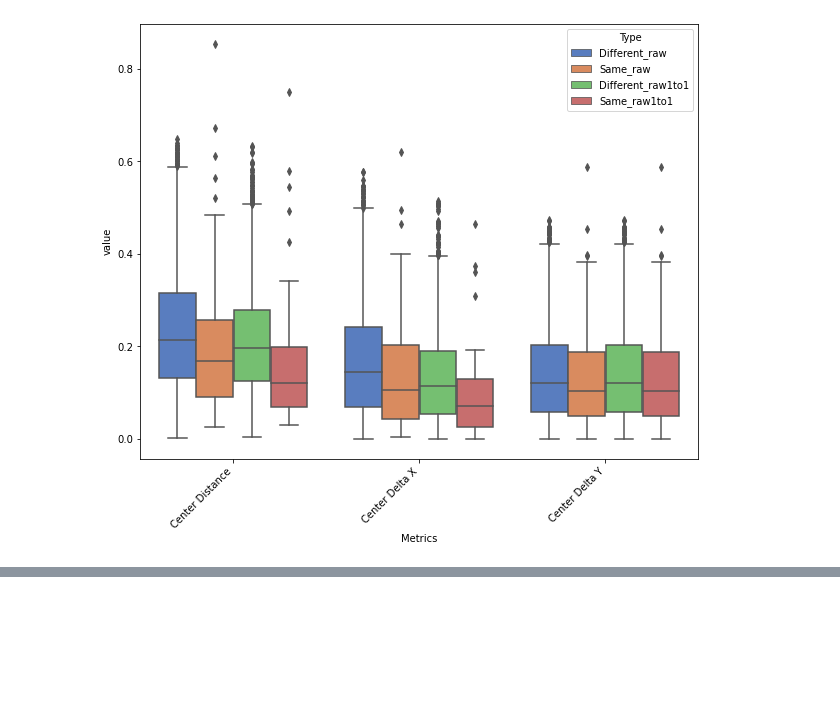
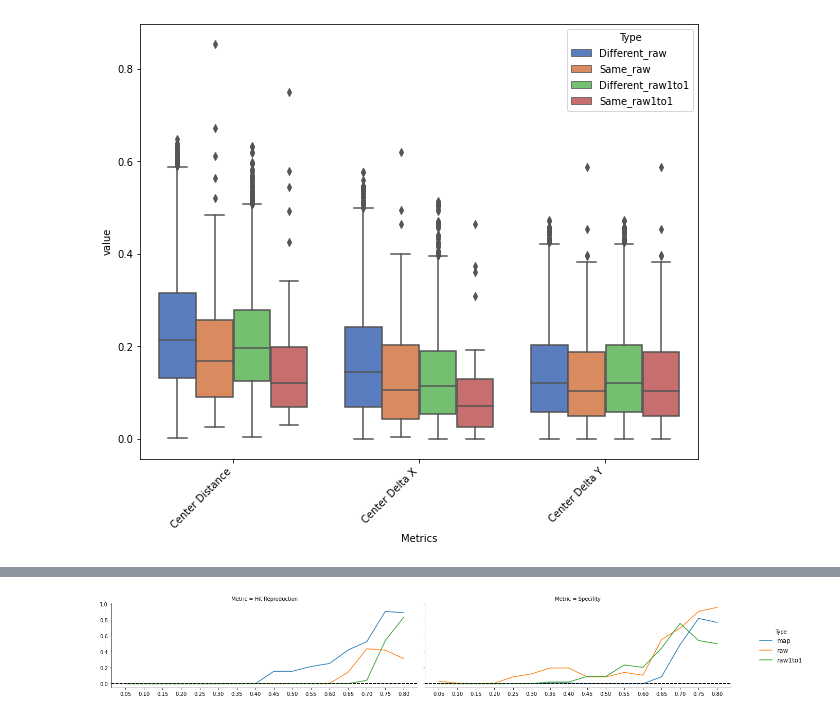
Before and after one commit to leorrose/CellProfiling-research, a Jupyter notebook: code/notebooks/Repeated-Results.ipynb, the cells around one changed output, grey strips where cells are left out. Cells and saved outputs as stored; diff of their text form; code cells hidden in the pictures; blank space fills up the shorter version.

Commit message:
Add p-value to Repeated-Results.ipynb

```diff
--- a/code/notebooks/Repeated-Results.ipynb
+++ b/code/notebooks/Repeated-Results.ipynb
@@ -589,0 +611,15 @@ compares.groupby(['Metrics','Type']).describe()
+# %%
+def extract_pvals(df):
+    def extract_pval(dff, field):
+        _, pval = ranksums(dff.query('Type == "Different"')[field], dff.query('Type == "Same"')[field], alternative='greater')
+        return pval
+
+    center_raw = extract_pval(df.query('Algo == "raw"'), 'Center Delta X')
+    return pd.DataFrame({
+        'Hit Reproduction': [extract_pval(df.query('Algo == "raw"'), 'Center Delta Y'), *[extract_pval(df.query(f'Algo == "{t}"'), 'Center Delta X') for t in ['raw', 'raw1to1']]],
+        'Specifity': [extract_pval(df.query('Algo == "raw"'), 'Mean-Sum Distance Y with Shift'), *[extract_pval(df.query(f'Algo == "{t}"'), 'Mean-Sum Distance X with Shift') for t in ['raw', 'raw1to1']]],
+        'Type': ['map', 'raw', 'raw1to1']
+    }).set_index('Type')
+# %%
+pvals = compares_algo.groupby('Threshold').apply(extract_pvals)
+pvals
@@ -589,0 +645,3 @@ compares.groupby(['Metrics','Type']).describe()
+# %%
+pvals_melt = pvals.reset_index().melt(id_vars=['Threshold','Type'],var_name='Metric')
+pvals_melt
@@ -589,0 +662,18 @@ compares.groupby(['Metrics','Type']).describe()
+# %%
+def draw_line2(data, **kws):
+    plt.plot(data['Threshold'], data['value'])#, color=color)
+    plt.axhline(0, color='k', linestyle='--')
+#     plt.yscale('log')
+# %%
+g = sns.FacetGrid(pvals_melt, col='Metric', hue='Type',
+                  margin_titles=True, height=3, aspect=3,
+#                   subplot_kws = {}, gridspec_kws={'facecolor': 'white'},
+                  sharex=True, sharey='row')
+
+g = g.map_dataframe(draw_line2)
+
+_ = g.add_legend({lbl: lne for lbl, lne in
+                  zip(['map', 'raw', 'raw1to1'],
+                      [l for i, l in enumerate(g.axes[0,0].get_lines()) if not i % 2])}, fontsize=12, title_fontsize=14)
+# %% [output]
+[figure, added]
```
Also changed, not shown: parts of 9 cells of this notebook.
